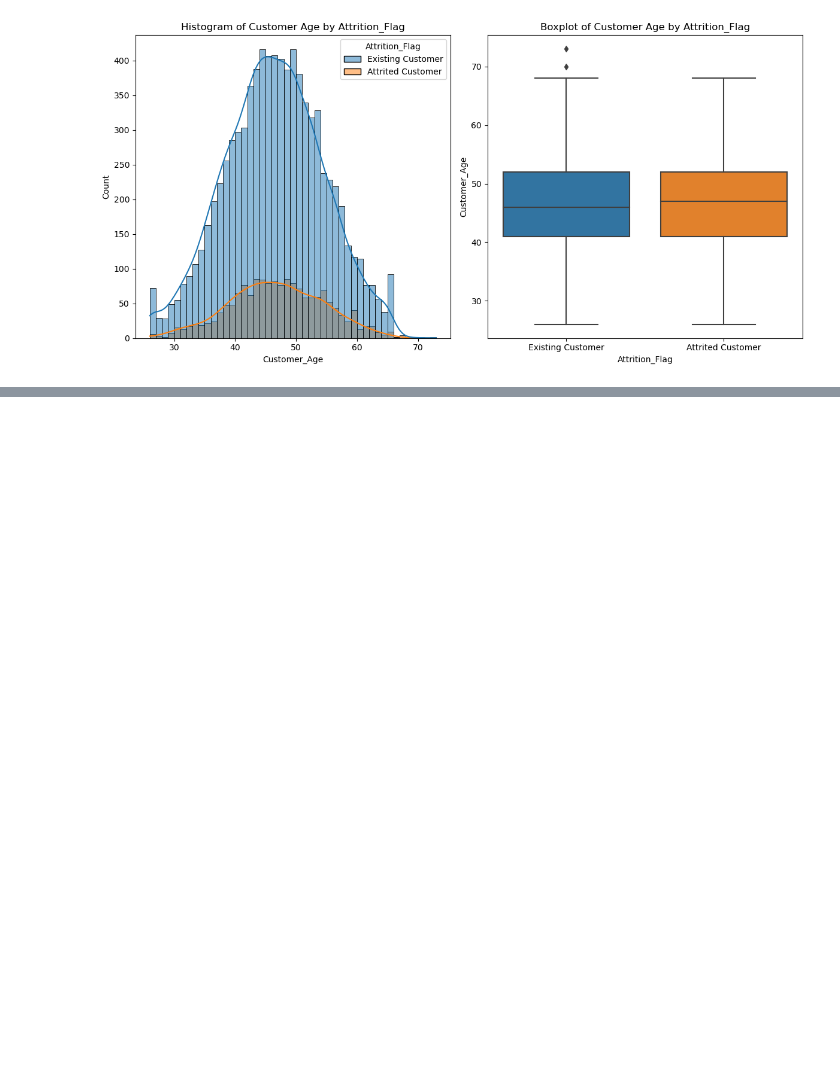
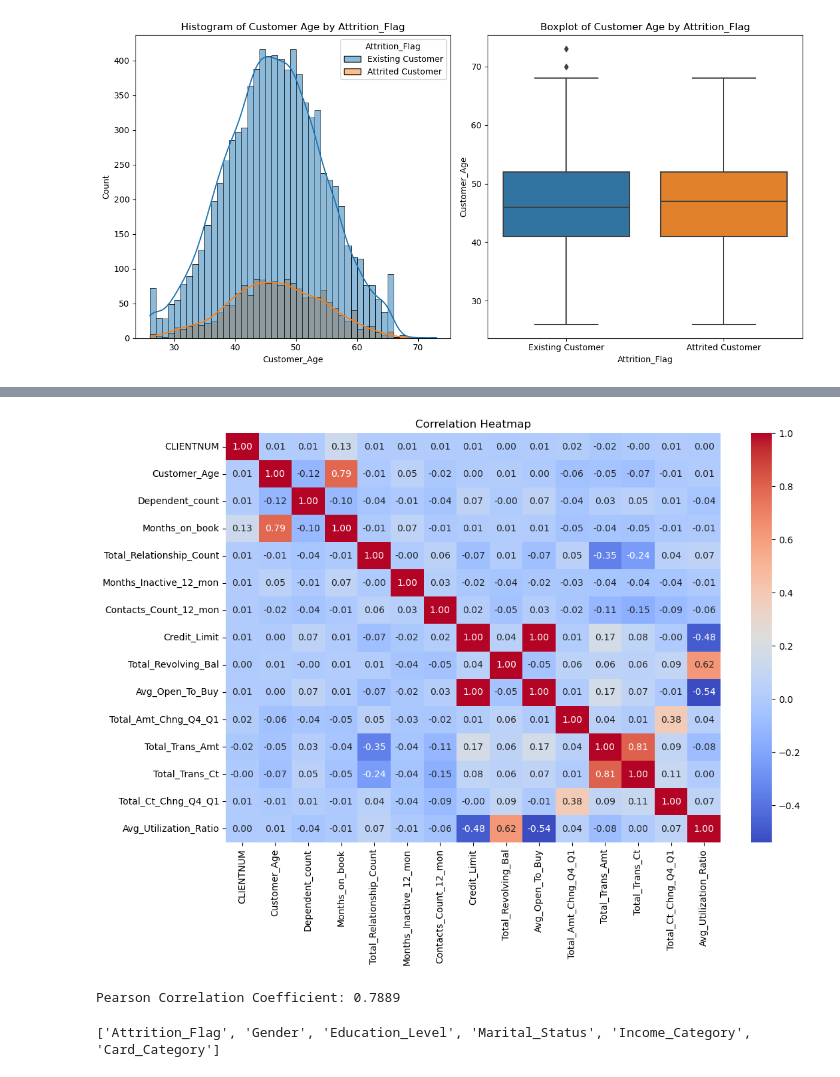
Before and after one commit to sanjayram01/Predicting-Customer-Churn-for-a-Bank, a Jupyter notebook: Churn.ipynb, the cells around one changed output, grey strips where cells are left out. Drawn from its saved outputs; the diff is of its cells as text; code cells hidden in the pictures; blank space fills up the shorter version.

```diff
--- a/Churn.ipynb
+++ b/Churn.ipynb
@@ -124,0 +173,28 @@ plt.show()
+# %%
+# Select numerical columns for correlation matrix
+numerical_columns = data.select_dtypes(include=['number']).columns
+
+# Calculate correlation matrix
+correlation_matrix = data[numerical_columns].corr()
+
+
+# Create a heatmap for the correlation matrix
+plt.figure(figsize=(12, 8))
+sns.heatmap(correlation_matrix, annot=True, cmap='coolwarm', fmt=".2f")
+plt.title('Correlation Heatmap')
+plt.show()
+# %% [output]
+[figure, added]
+# %%
+# Assuming 'data' is your dataset
+# Extract 'Customer_Age' and 'Months_on_Book' columns
+customer_age = data['Customer_Age']
+months_on_book = data['Months_on_book']
+
+# Perform Pearson correlation test
+correlation_coefficient, p_value = pearsonr(customer_age, months_on_book)
+
+print(f"Pearson Correlation Coefficient: {correlation_coefficient:.4f}")
+print("There is a ")
+# %% [output]
+Pearson Correlation Coefficient: 0.7889
@@ -124,0 +221,6 @@ plt.show()
+# %%
+# Assuming 'df' is your DataFrame
+categorical_columns = data.select_dtypes(include=['object']).columns.tolist()
+print(categorical_columns)
+# %% [output]
+['Attrition_Flag', 'Gender', 'Education_Level', 'Marital_Status', 'Income_Category', 'Card_Category']
```
Also changed, not shown: parts of 14 cells of this notebook.
